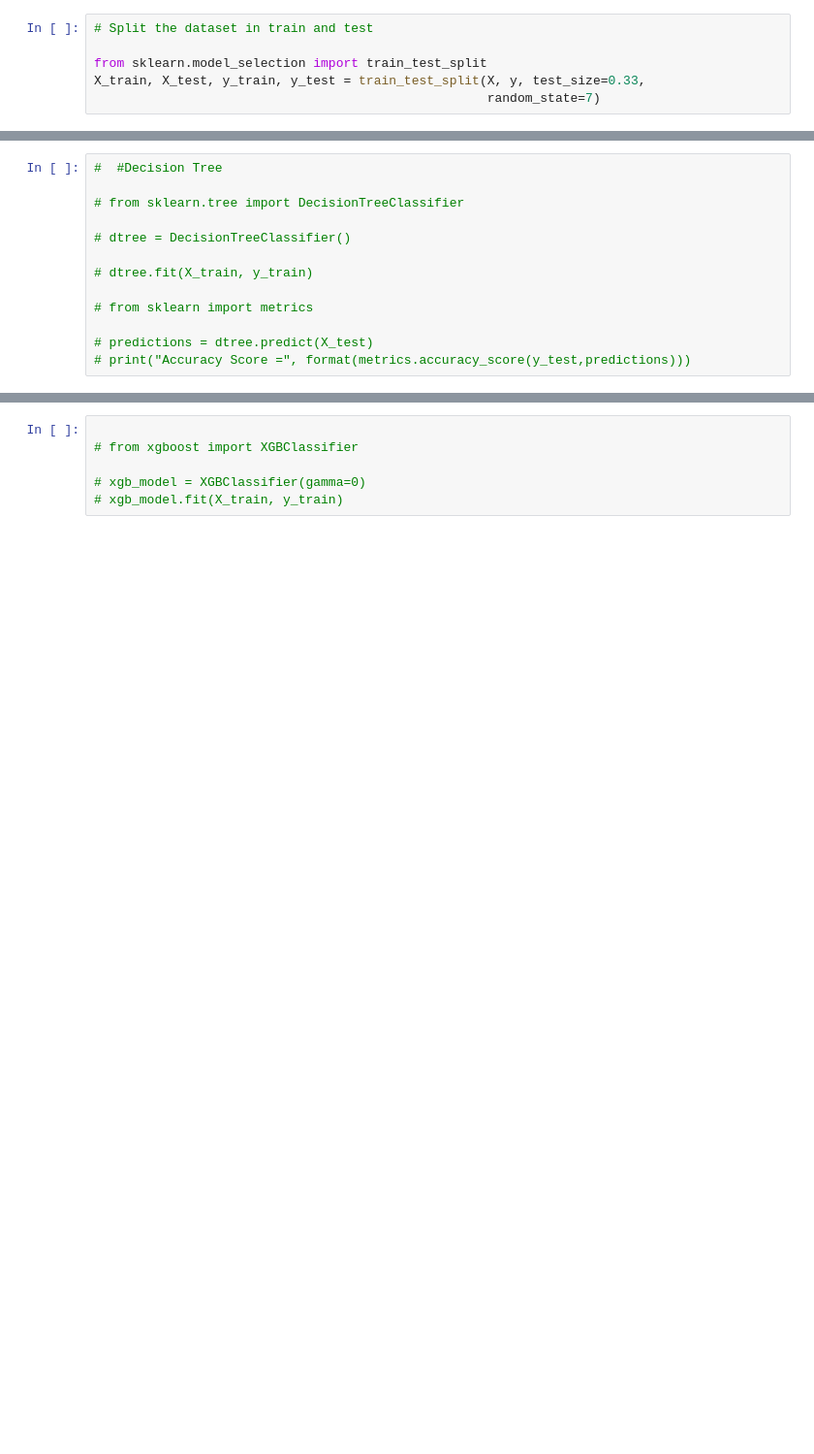
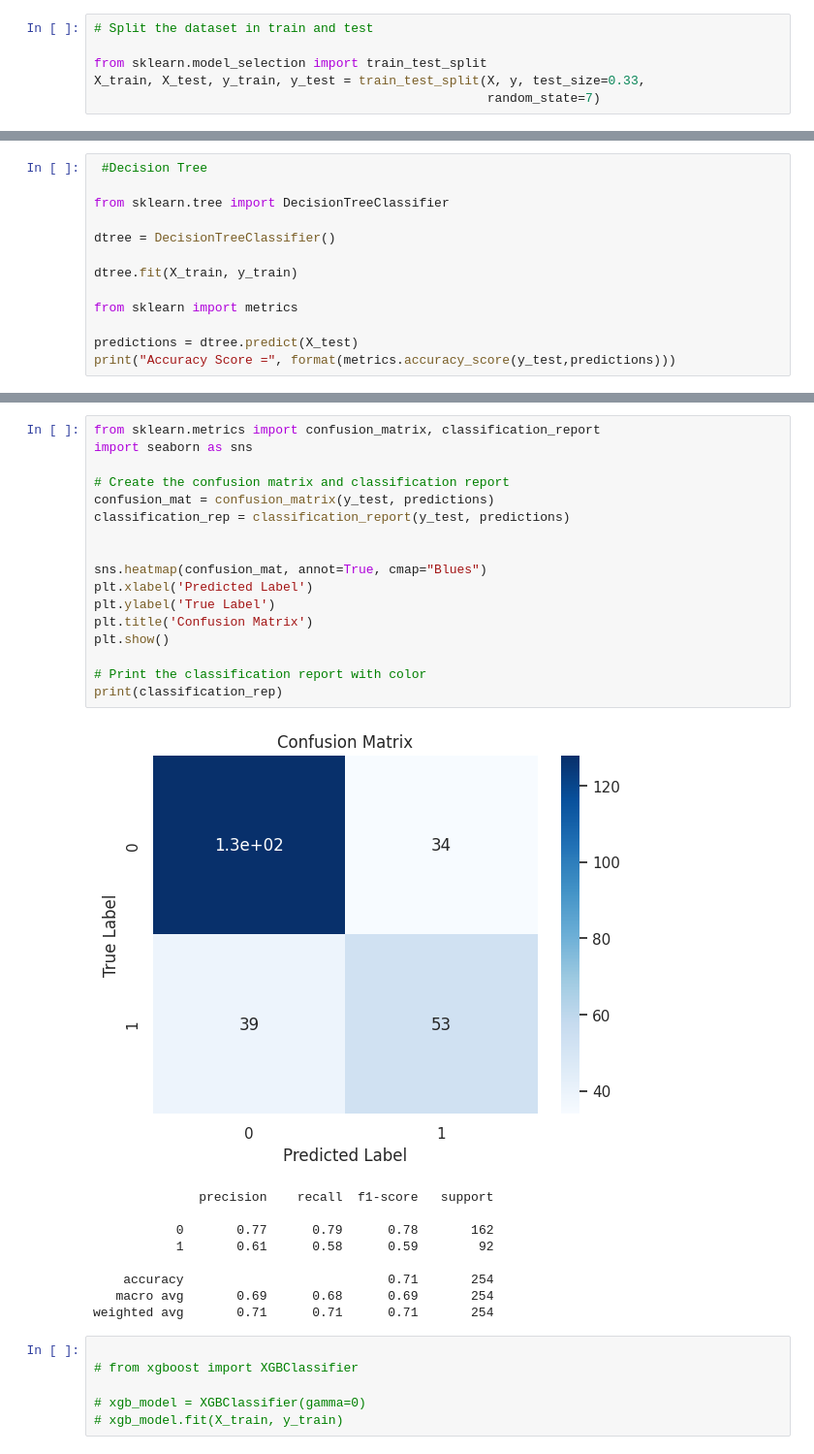
Before and after one commit to josephotienoowino/DiabetesDetection, a Jupyter notebook: diabetes/Diabetes-Prediction/Diabetes_detection.ipynb, the cells around one changed output, grey strips where cells are left out. Shown: that part at 97% size. Cells and saved outputs as stored; diff of their text form; blank space fills up the shorter version.

```diff
--- a/diabetes/Diabetes-Prediction/Diabetes_detection.ipynb
+++ b/diabetes/Diabetes-Prediction/Diabetes_detection.ipynb
@@ -250,13 +276,13 @@ Accuracy_Score = 0.7637795275590551
 # %%
-#  #Decision Tree
+ #Decision Tree
 
-# from sklearn.tree import DecisionTreeClassifier
+from sklearn.tree import DecisionTreeClassifier
 
-# dtree = DecisionTreeClassifier()
+dtree = DecisionTreeClassifier()
 
-# dtree.fit(X_train, y_train)
+dtree.fit(X_train, y_train)
 
-# from sklearn import metrics
+from sklearn import metrics
 
-# predictions = dtree.predict(X_test)
-# print("Accuracy Score =", format(metrics.accuracy_score(y_test,predictions)))
+predictions = dtree.predict(X_test)
+print("Accuracy Score =", format(metrics.accuracy_score(y_test,predictions)))
@@ -267,3 +306,30 @@ Accuracy_Score = 0.7637795275590551
+# %%
+from sklearn.metrics import confusion_matrix, classification_report
+import seaborn as sns
+
+# Create the confusion matrix and classification report
+confusion_mat = confusion_matrix(y_test, predictions)
+classification_rep = classification_report(y_test, predictions)
+
+
+sns.heatmap(confusion_mat, annot=True, cmap="Blues")
+plt.xlabel('Predicted Label')
+plt.ylabel('True Label')
+plt.title('Confusion Matrix')
+plt.show()
+
+# Print the classification report with color
+print(classification_rep)
+# %% [output]
+[figure, added]
+              precision    recall  f1-score   support
+
+           0       0.77      0.79      0.78       162
+           1       0.61      0.58      0.59        92
+
+    accuracy                           0.71       254
+   macro avg       0.69      0.68      0.69       254
+weighted avg       0.71      0.71      0.71       254
 # %%
 
 # from xgboost import XGBClassifier
```
Also changed, not shown: parts of 12 cells of this notebook.
